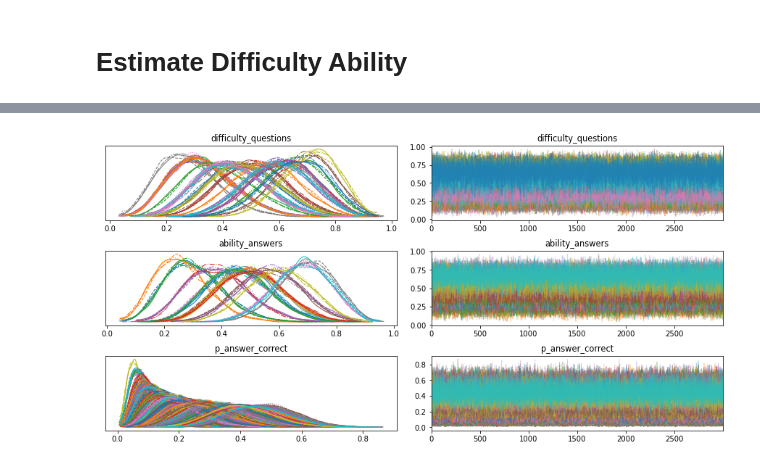
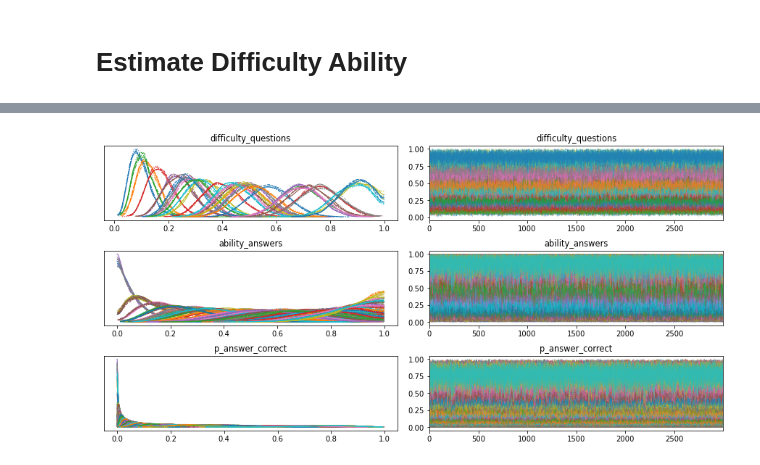
Before and after one commit to vb690/learning_bayes, a Jupyter notebook: books/bayesian_cognitive_modelling/chapter_6.ipynb, the cells around one changed output, grey strips where cells are left out. Saved outputs shown, nothing was run; the diff lists cells and outputs as text; code cells hidden in the pictures.

```diff
--- a/books/bayesian_cognitive_modelling/chapter_6.ipynb
+++ b/books/bayesian_cognitive_modelling/chapter_6.ipynb
@@ -156,7 +155,7 @@ visualize_samples(
 # %% [markdown]
 # Estimate Difficulty Ability
 # %%
-abilities = np.linspace(0.1, 0.9, num=20)
+abilities = np.linspace(0.1, 0.9, num=120)
 difficulties = np.linspace(0.1, 0.9, num=31)
 
 abilities_difficulties_idx = list(
@@ -186,12 +185,12 @@ model = estimate_difficulty_ability(
     question_idx=question_idx,
     answer_idx=answer_idx,
     difficulty_beta_kwargs={
-        'alpha': 5,
-        'beta': 5
+        'alpha': 1,
+        'beta': 1
     },
     ability_beta_kwargs={
-        'alpha': 5,
-        'beta': 5
+        'alpha': 1,
+        'beta': 1
     }
 )
 plate, prpc, trace, popc = validate_model(
@@ -211,6 +223,6 @@ Sampling 4 chains for 3_000 tune and 3_000 draw iterations (12_000 + 12_000 draw
 [interactive output not drawn]
 [drawing not drawn]
-[figure, old version]
+[figure, new version]
 # %%
 prior_matrix = np.empty(shape=(len(abilities), len(difficulties)))
 observed_matrix = np.empty(shape=(len(abilities), len(difficulties)))
```
Also changed, not shown: parts of 6 cells of this notebook, 2 other files.
